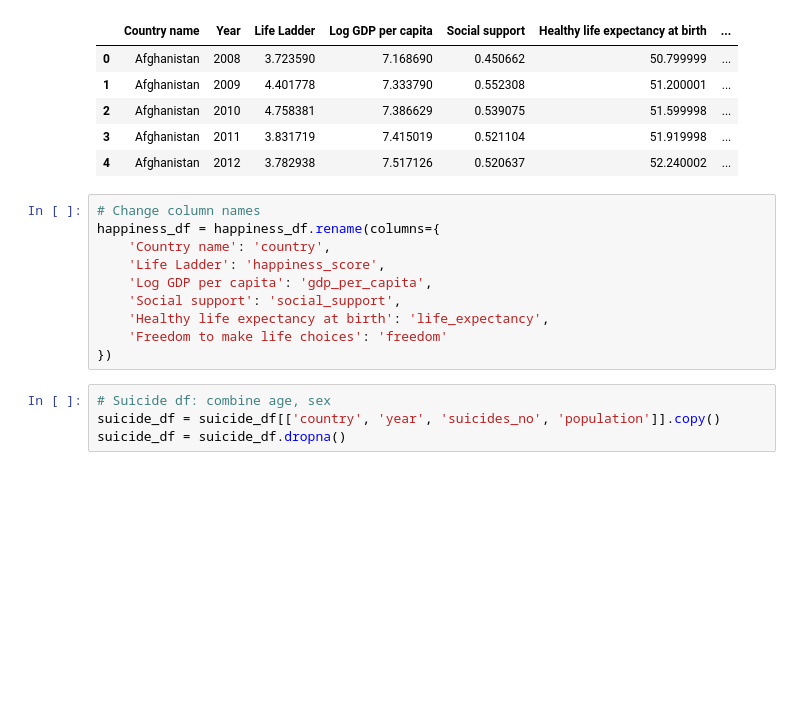
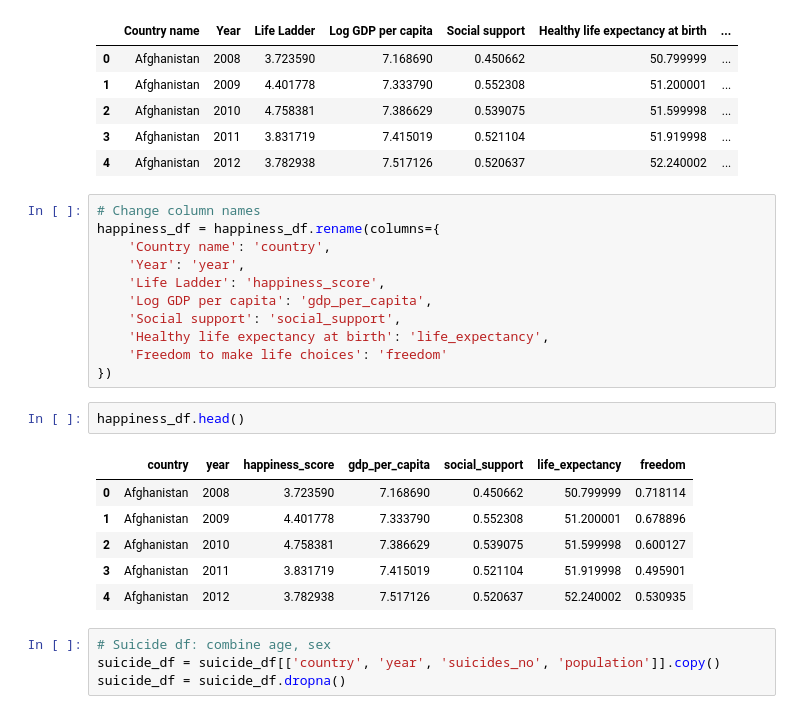
Before and after one commit to Mvhaynes/world-happiness, a Jupyter notebook: world-happiness.ipynb, the cells around one changed output. Drawn from its saved outputs; the diff is of its cells as text; blank space fills up the shorter version.

```diff
--- a/world-happiness.ipynb
+++ b/world-happiness.ipynb
@@ -45,12 +46,22 @@ happiness_df.head()
 # Change column names
 happiness_df = happiness_df.rename(columns={
     'Country name': 'country',
+    'Year': 'year',
     'Life Ladder': 'happiness_score',
     'Log GDP per capita': 'gdp_per_capita',
     'Social support': 'social_support',
     'Healthy life expectancy at birth': 'life_expectancy',
     'Freedom to make life choices': 'freedom'
 })
+# %%
+happiness_df.head()
+# %% [output]
+|  | country | year | happiness_score | gdp_per_capita | social_support | life_expectancy | freedom |
+| 0 | Afghanistan | 2008 | 3.723590 | 7.168690 | 0.450662 | 50.799999 | 0.718114 |
+| 1 | Afghanistan | 2009 | 4.401778 | 7.333790 | 0.552308 | 51.200001 | 0.678896 |
+| 2 | Afghanistan | 2010 | 4.758381 | 7.386629 | 0.539075 | 51.599998 | 0.600127 |
+| 3 | Afghanistan | 2011 | 3.831719 | 7.415019 | 0.521104 | 51.919998 | 0.495901 |
+| 4 | Afghanistan | 2012 | 3.782938 | 7.517126 | 0.520637 | 52.240002 | 0.530935 |
 # %%
 # Suicide df: combine age, sex
 suicide_df = suicide_df[['country', 'year', 'suicides_no', 'population']].copy()
```
Also changed, not shown: parts of 10 cells of this notebook, 1 other file.
